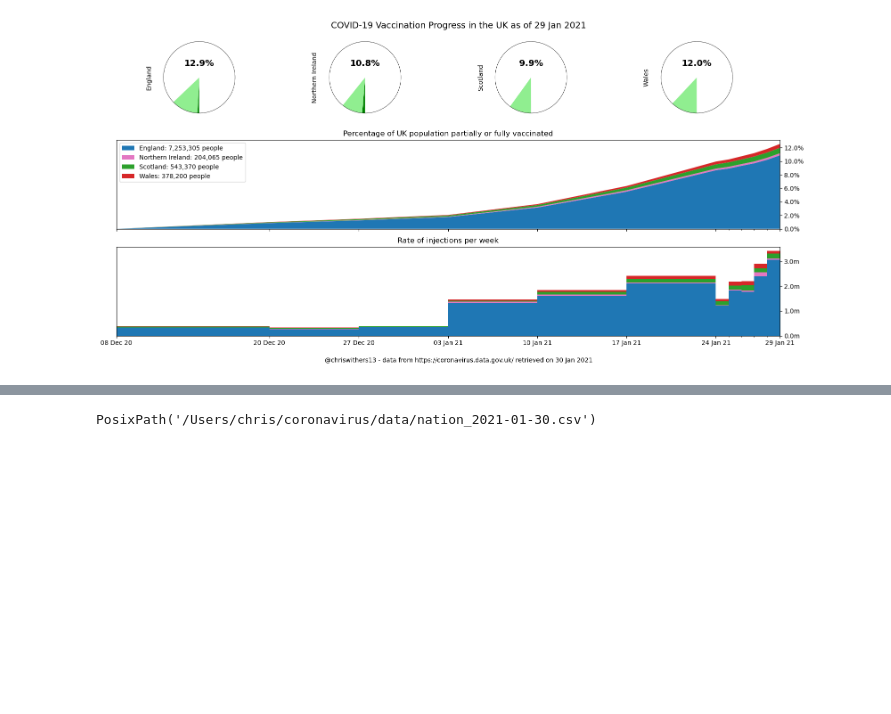
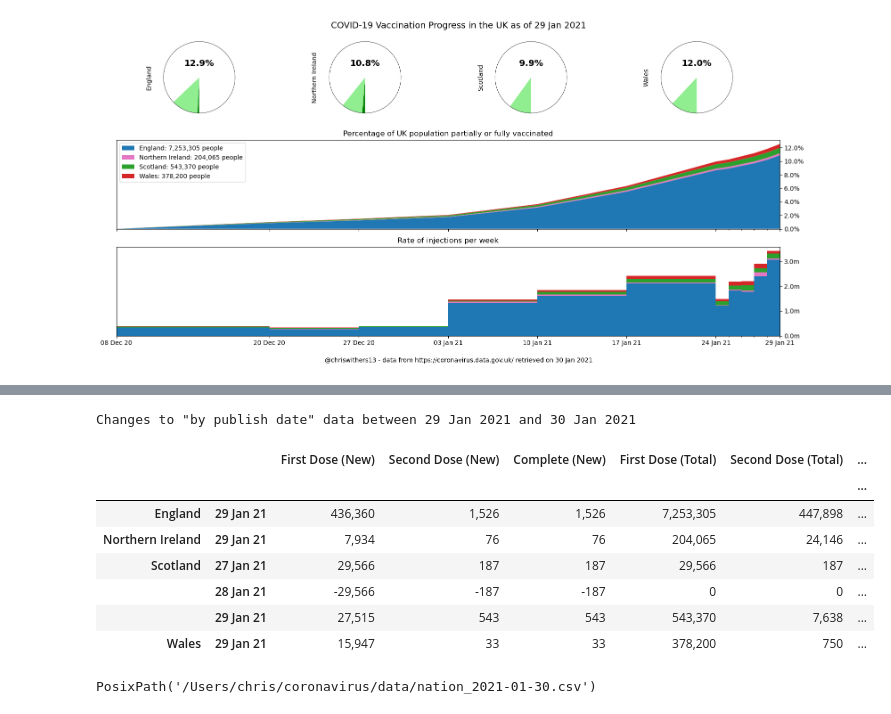
Before and after one commit to cjw296/coronavirus, a Jupyter notebook: phe.ipynb, the cells around one changed output, grey strips where cells are left out. Saved outputs shown, nothing was run; the diff lists cells and outputs as text; code cells hidden in the pictures; blank space fills up the shorter version.

Commit message:
better checks on vaccination data

```diff
--- a/phe.ipynb
+++ b/phe.ipynb
@@ -71,3 +62,15 @@ Corrections between https://coronavirus.data.gov.uk/ release on 29 Jan 2021 and
+# %%
+vaccination_changes()
+# %% [output]
+Changes to "by publish date" data between 29 Jan 2021 and 30 Jan 2021
+|  |  | First Dose (New) | Second Dose (New) | Complete (New) | First Dose (Total) | Second Dose (Total) | ... |
+|  |  |  |  |  |  |  | ... |
+| England | 29 Jan 21 | 436,360 | 1,526 | 1,526 | 7,253,305 | 447,898 | ... |
+| Northern Ireland | 29 Jan 21 | 7,934 | 76 | 76 | 204,065 | 24,146 | ... |
+| Scotland | 27 Jan 21 | 29,566 | 187 | 187 | 29,566 | 187 | ... |
+|  | 28 Jan 21 | -29,566 | -187 | -187 | 0 | 0 | ... |
+|  | 29 Jan 21 | 27,515 | 543 | 543 | 543,370 | 7,638 | ... |
+| Wales | 29 Jan 21 | 15,947 | 33 | 33 | 378,200 | 750 | ... |
 # %%
 download(nation, nation, *standard_metrics, release=release)
 # %% [output]
```
Also changed, not shown: parts of 2 cells of this notebook, 4 other files.
